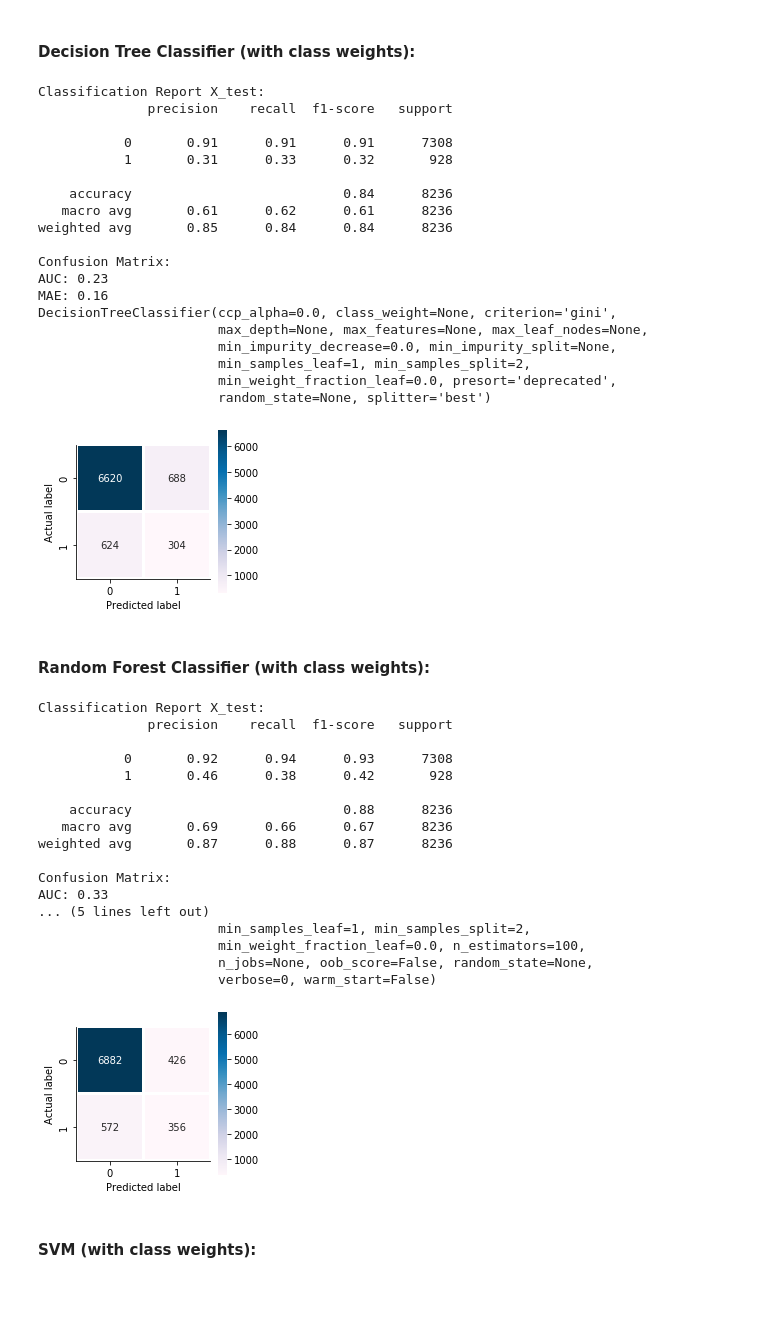
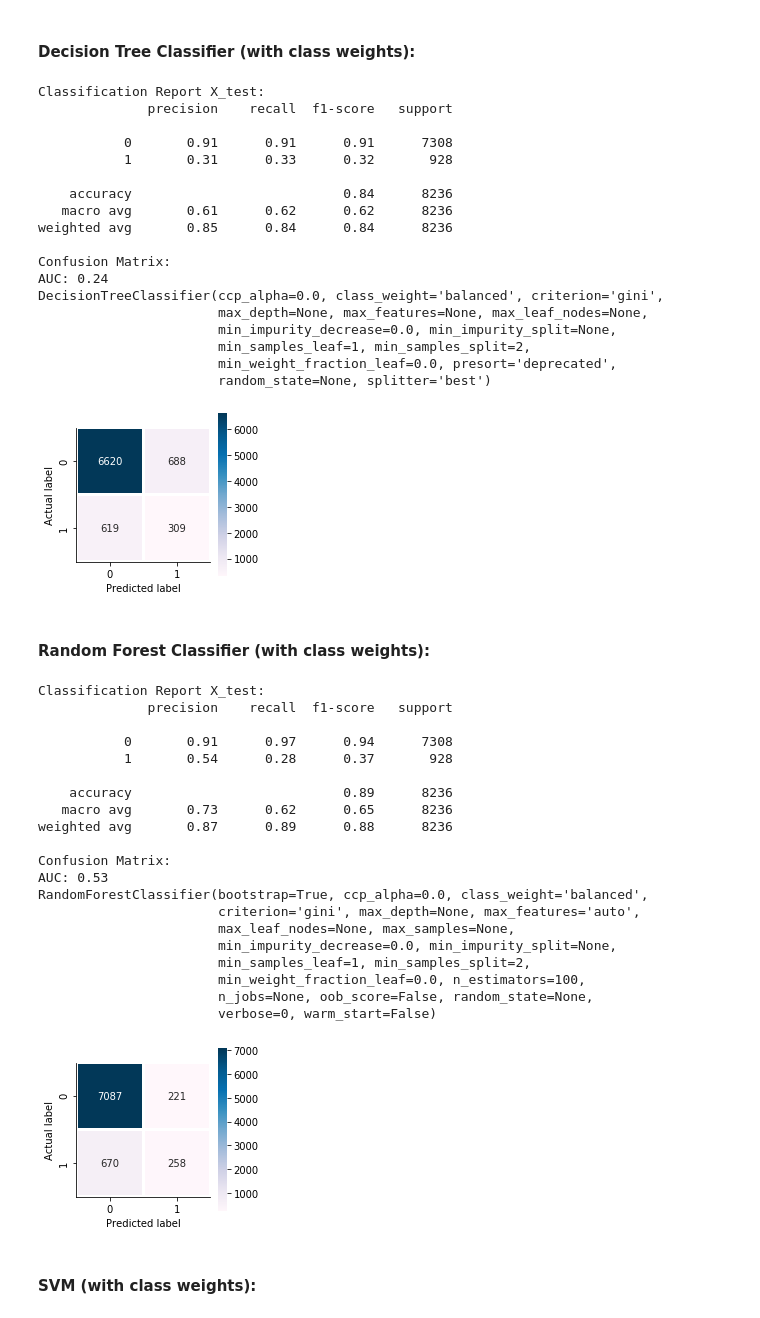
Before and after one commit to mbandur/Classification-algorithms-in-data-in-banking, a Jupyter notebook: 5 Modeling - selection of the best models with class weights.ipynb, the cells around one changed output. Saved outputs shown, nothing was run; the diff lists cells and outputs as text; code cells hidden in the pictures.

```diff
--- a/5 Modeling - selection of the best models with class weights.ipynb
+++ b/5 Modeling - selection of the best models with class weights.ipynb
@@ -33,5 +31,3 @@ X_train, X_test, y_train, y_test = train_test_split(X_scaled, y, test_size = 0.2
-# %%
-X_train, y_train = functions.upsample(X_train, y_train)
 # %% [markdown]
 ## Examinig baseline models with class weights
 # %%
@@ -39,7 +35,7 @@ results_wcw = {}
 # %% [markdown]
 #### Logistic Regression (with class weights):
 # %%
-model_LR_wcw = functions.vis_results(LogisticRegression(), X_train, X_test, y_train, y_test)
+model_LR_wcw = functions.vis_results(LogisticRegression(class_weight='balanced'), X_train, X_test, y_train, y_test)
 results_wcw.update(dict(functions.model_result(model_LR_wcw)))
 # %% [output]
 Classification Report X_test:
@@ -64,7 +59,7 @@ LogisticRegression(C=1.0, class_weight=None, dual=False, fit_intercept=True,
 # %% [markdown]
 #### Decision Tree Classifier (with class weights):
 # %%
-model_DTC_wcw = functions.vis_results(DecisionTreeClassifier(), X_train, X_test, y_train, y_test)
+model_DTC_wcw = functions.vis_results(DecisionTreeClassifier(class_weight='balanced'), X_train, X_test, y_train, y_test)
 results_wcw.update(dict(functions.model_result(model_DTC_wcw)))
 # %% [output]
 Classification Report X_test:
@@ -74,13 +69,12 @@ Classification Report X_test:
            1       0.31      0.33      0.32       928
 
     accuracy                           0.84      8236
-   macro avg       0.61      0.62      0.61      8236
+   macro avg       0.61      0.62      0.62      8236
 weighted avg       0.85      0.84      0.84      8236
 
 Confusion Matrix:
-AUC: 0.23
-MAE: 0.16
-DecisionTreeClassifier(ccp_alpha=0.0, class_weight=None, criterion='gini',
+AUC: 0.24
+DecisionTreeClassifier(ccp_alpha=0.0, class_weight='balanced', criterion='gini',
                        max_depth=None, max_features=None, max_leaf_nodes=None,
                        min_impurity_decrease=0.0, min_impurity_split=None,
                        min_samples_leaf=1, min_samples_split=2,
@@ -90,27 +84,30 @@ DecisionTreeClassifier(ccp_alpha=0.0, class_weight=None, criterion='gini',
 # %% [markdown]
 #### Random Forest Classifier (with class weights):
 # %%
-model_RFC_wcw = functions.vis_results(RandomForestClassifier(), X_train, X_test, y_train, y_test)
+model_RFC_wcw = functions.vis_results(RandomForestClassifier(class_weight='balanced'), X_train, X_test, y_train, y_test)
 results_wcw.update(dict(functions.model_result(model_RFC_wcw)))
 # %% [output]
 Classification Report X_test:
               precision    recall  f1-score   support
 
-           0       0.92      0.94      0.93      7308
-           1       0.46      0.38      0.42       928
+           0       0.91      0.97      0.94      7308
+           1       0.54      0.28      0.37       928
 
-    accuracy                           0.88      8236
-   macro avg       0.69      0.66      0.67      8236
-weighted avg       0.87      0.88      0.87      8236
+    accuracy                           0.89      8236
+   macro avg       0.73      0.62      0.65      8236
+weighted avg       0.87      0.89      0.88      8236
 
 Confusion Matrix:
-AUC: 0.33
-... (5 lines left out)
+AUC: 0.53
+RandomForestClassifier(bootstrap=True, ccp_alpha=0.0, class_weight='balanced',
+                       criterion='gini', max_depth=None, max_features='auto',
+                       max_leaf_nodes=None, max_samples=None,
+                       min_impurity_decrease=0.0, min_impurity_split=None,
                        min_samples_leaf=1, min_samples_split=2,
                        min_weight_fraction_leaf=0.0, n_estimators=100,
                        n_jobs=None, oob_score=False, random_state=None,
                        verbose=0, warm_start=False)
-[figure, old version]
+[figure, new version]
 # %% [markdown]
 #### SVM (with class weights):
 # %%
```
Also changed, not shown: parts of 9 cells of this notebook, 4 other files.
